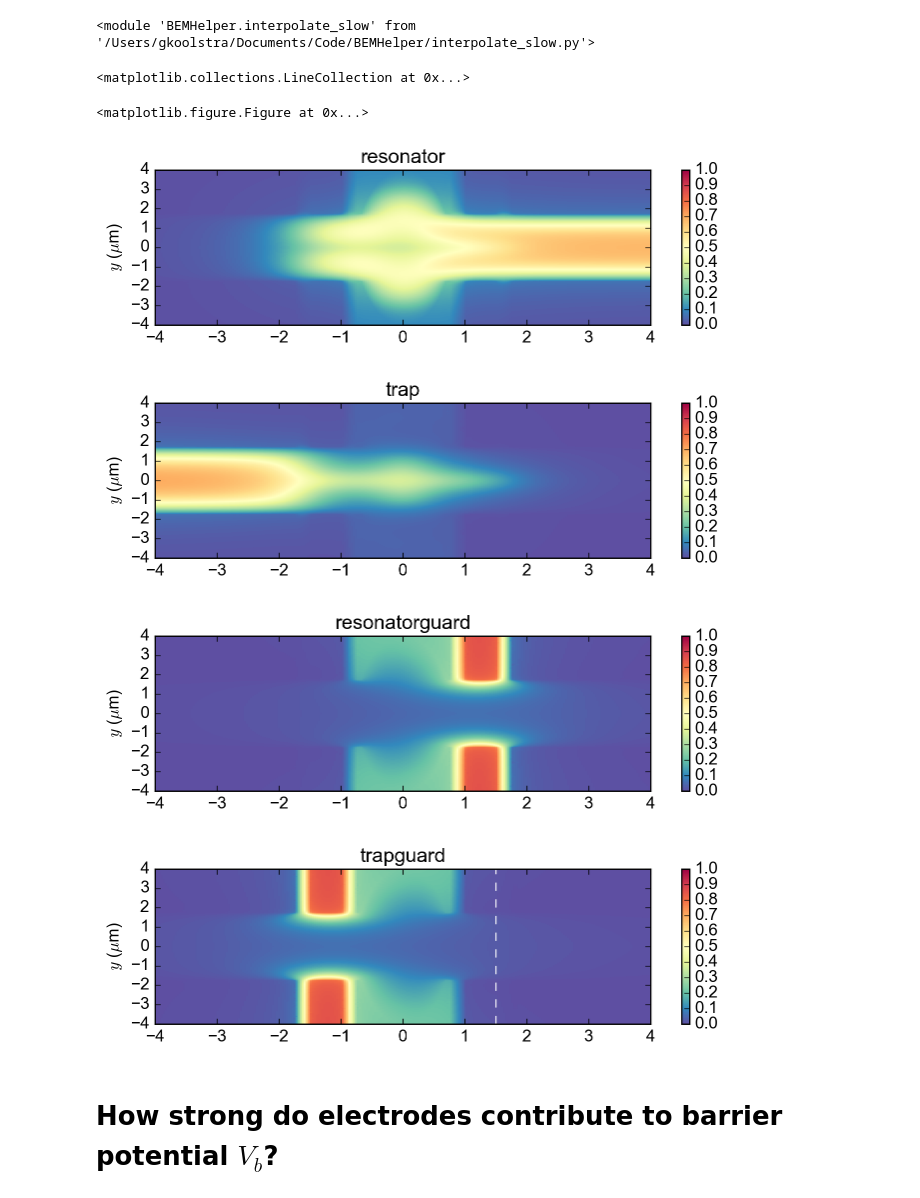
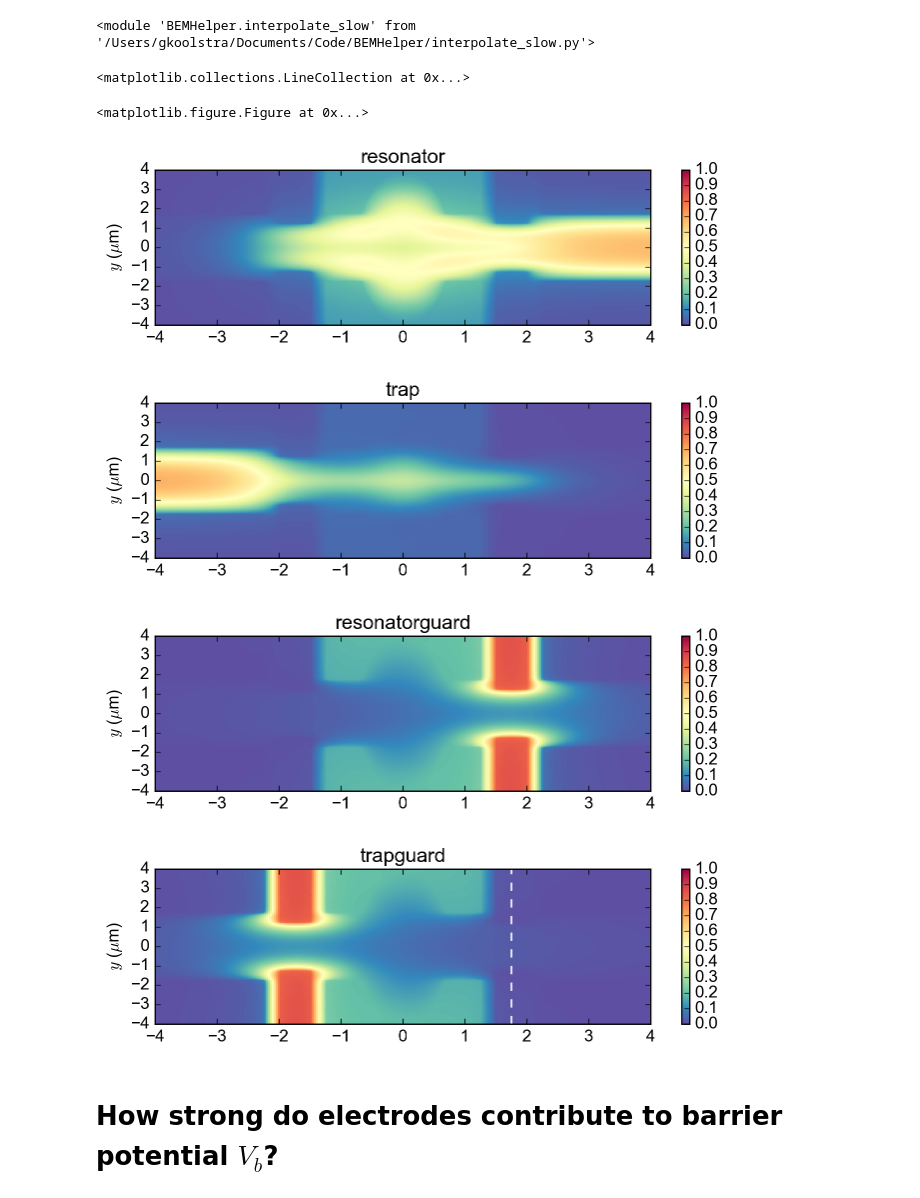
Before and after one commit to gkoolstra/ipython-notebooks, a Jupyter notebook: 20170222 - Separate Electrode Contributions for M018V5.ipynb, the cells around one changed output. Drawn from its saved outputs; the diff is of its cells as text; code cells hidden in the pictures.

```diff
--- a/20170222 - Separate Electrode Contributions for M018V5.ipynb
+++ b/20170222 - Separate Electrode Contributions for M018V5.ipynb
@@ -29,32 +29,32 @@ reload(interpolate_slow)
 # %%
 # Evaluate all files in the range
 xeval = np.linspace(-4, 4, 251)
 yeval = anneal.construct_symmetric_y(-4, 251)
 
 save = True
-save_path = r"/Volumes/slab/Gerwin/Electron on helium/Maxwell/M018 Yggdrasil/M018V4"
+save_path = r"/Volumes/slab/Gerwin/Electron on helium/Maxwell/M018 Yggdrasil/M018V6"
 datafiles = [os.path.join(save_path, "Resonator.dsp"),
              os.path.join(save_path, "Trap.dsp"),
              os.path.join(save_path, "ResonatorGuard.dsp"),
              os.path.join(save_path, "TrapGuard.dsp")]
 
 output = list()
 names = ['resonator', 'trap', 'resonatorguard', 'trapguard']
 plt.figure(figsize=(14.,4.))
 common.configure_axes(13)
 
 x_eval, y_eval, output = anneal.load_data(save_path, xeval=xeval, yeval=yeval, mirror_y=True,
                                          extend_resonator=False, insert_resonator=False, do_plot=True,
                                          inserted_res_length=20E-6)
 
-plt.vlines(1.50, np.min(yeval), -np.min(yeval), linestyles="--", color="white")
+plt.vlines(1.75, np.min(yeval), -np.min(yeval), linestyles="--", color="white")
 # %% [output]
 <matplotlib.collections.LineCollection at 0x...>
 <matplotlib.figure.Figure at 0x...>
-[figure, old version]
+[figure, new version]
-[figure, old version]
+[figure, new version]
-[figure, old version]
+[figure, new version]
-[figure, old version]
+[figure, new version]
 # %% [markdown]
 # How strong do electrodes contribute to barrier potential $V_b$?
 # %% [markdown]
```
Also changed, not shown: parts of 2 cells of this notebook, 3 other files.
